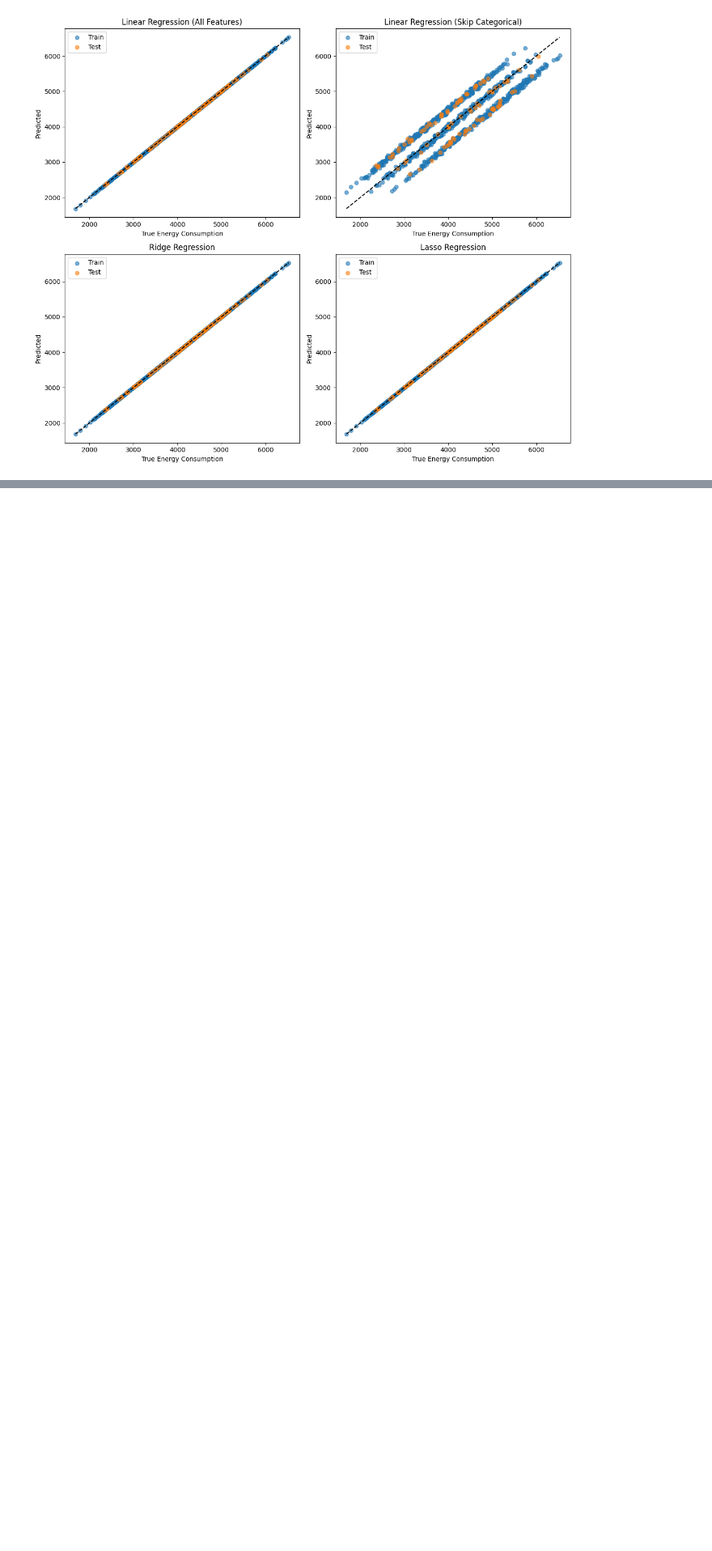
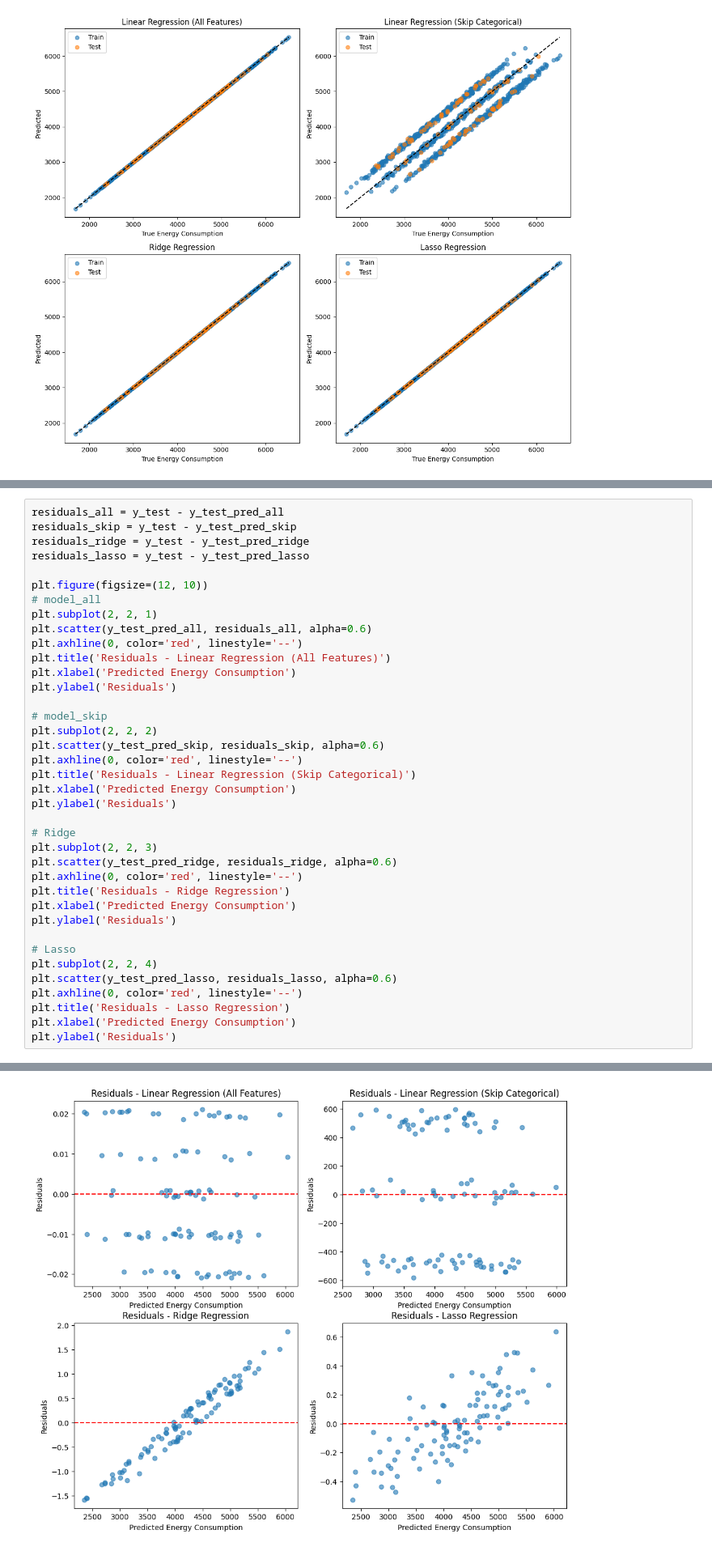
Before and after one commit to c0d3-k1ra/machine-learning-solutions, a Jupyter notebook: notebooks/linear-regression/energy-consumption-dataset.ipynb, the cells around one changed output, grey strips where cells are left out. Shown at 81% size. Saved outputs shown, nothing was run; the diff lists cells and outputs as text; blank space fills up the shorter version.

Commit message:
Linear regresssion - Energy Consumption - residual analysis

```diff
--- a/notebooks/linear-regression/energy-consumption-dataset.ipynb
+++ b/notebooks/linear-regression/energy-consumption-dataset.ipynb
@@ -313,0 +316,39 @@ plt.show()
+# %%
+residuals_all = y_test - y_test_pred_all
+residuals_skip = y_test - y_test_pred_skip
+residuals_ridge = y_test - y_test_pred_ridge
+residuals_lasso = y_test - y_test_pred_lasso
+
+plt.figure(figsize=(12, 10))
+# model_all
+plt.subplot(2, 2, 1)
+plt.scatter(y_test_pred_all, residuals_all, alpha=0.6)
+plt.axhline(0, color='red', linestyle='--')
+plt.title('Residuals - Linear Regression (All Features)')
+plt.xlabel('Predicted Energy Consumption')
+plt.ylabel('Residuals')
+
+# model_skip
+plt.subplot(2, 2, 2)
+plt.scatter(y_test_pred_skip, residuals_skip, alpha=0.6)
+plt.axhline(0, color='red', linestyle='--')
+plt.title('Residuals - Linear Regression (Skip Categorical)')
+plt.xlabel('Predicted Energy Consumption')
+plt.ylabel('Residuals')
+
+# Ridge
+plt.subplot(2, 2, 3)
+plt.scatter(y_test_pred_ridge, residuals_ridge, alpha=0.6)
+plt.axhline(0, color='red', linestyle='--')
+plt.title('Residuals - Ridge Regression')
+plt.xlabel('Predicted Energy Consumption')
+plt.ylabel('Residuals')
+
+# Lasso
+plt.subplot(2, 2, 4)
+plt.scatter(y_test_pred_lasso, residuals_lasso, alpha=0.6)
+plt.axhline(0, color='red', linestyle='--')
+plt.title('Residuals - Lasso Regression')
+plt.xlabel('Predicted Energy Consumption')
+plt.ylabel('Residuals')
+# %% [output]
@@ -313,0 +356 @@ plt.show()
+[figure, added]
```
Also changed, not shown: parts of 2 cells of this notebook.
